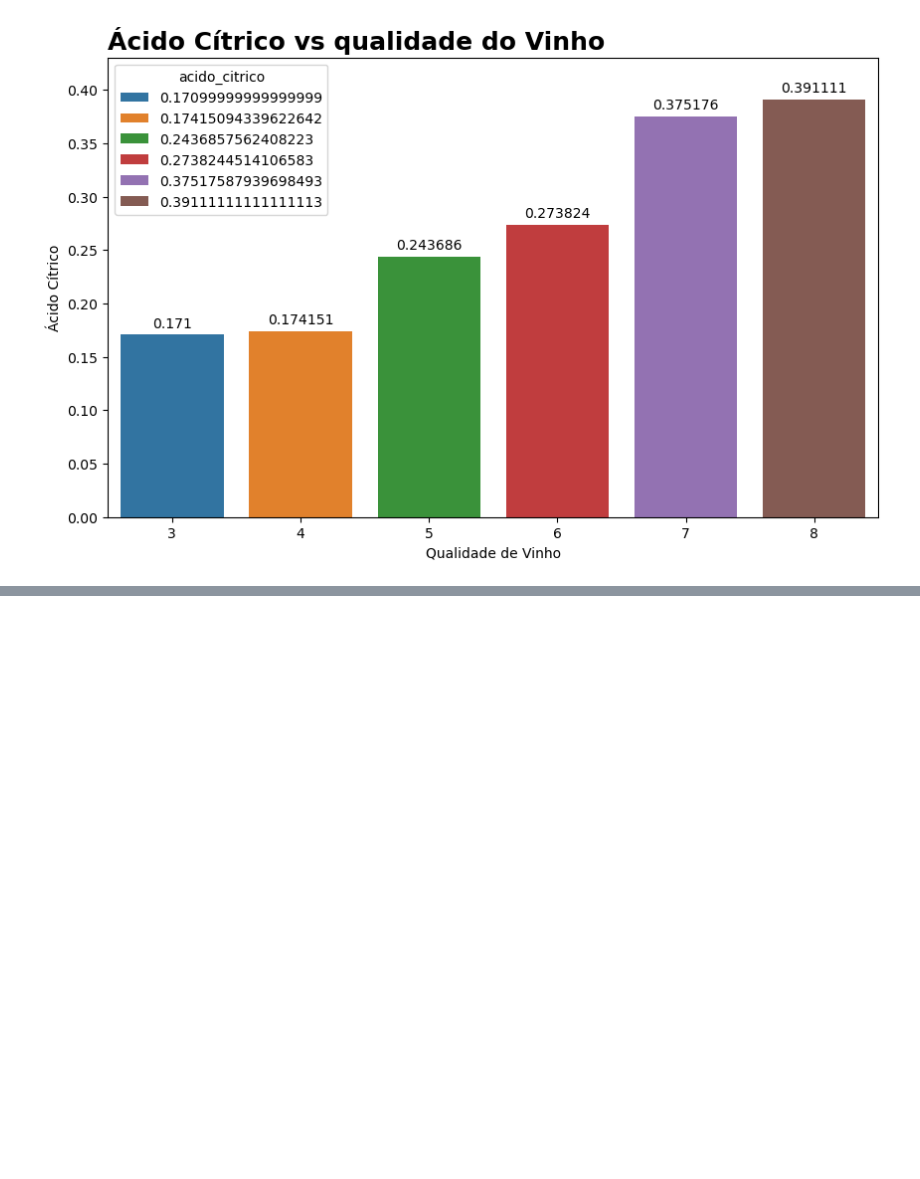
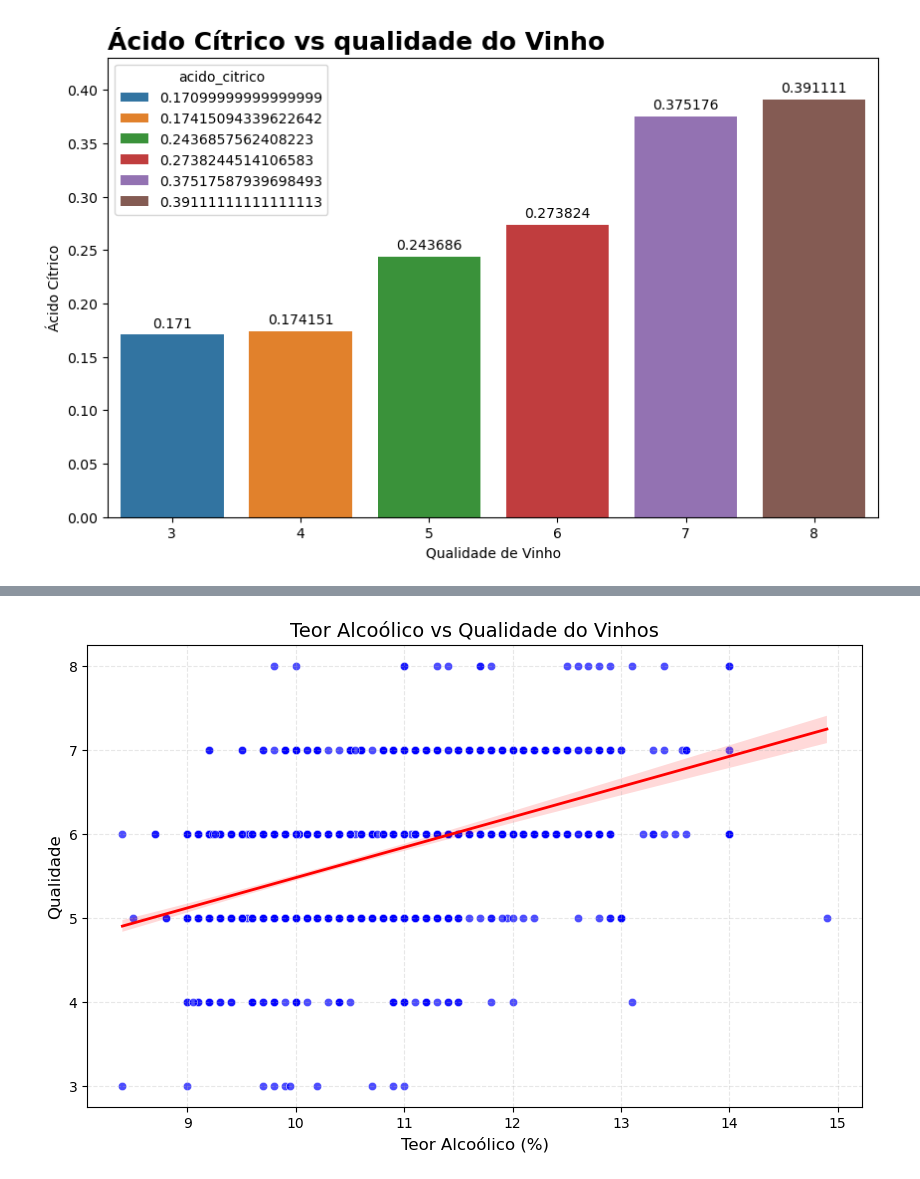
Before and after one commit to JacksonvBarbosa/Analise_qualidade_vinhos, a Jupyter notebook: Portfolio-DA-vinhos-jackwine/notebooks/exploracao_dos_dados.ipynb, the cells around one changed output, grey strips where cells are left out. Drawn from its saved outputs; the diff is of its cells as text; code cells hidden in the pictures; blank space fills up the shorter version.

```diff
--- a/Portfolio-DA-vinhos-jackwine/notebooks/exploracao_dos_dados.ipynb
+++ b/Portfolio-DA-vinhos-jackwine/notebooks/exploracao_dos_dados.ipynb
@@ -222,0 +242,5 @@ grafo_barra(media_citrico_qualidade, media_citrico_qualidade.index, media_citric
+# %%
+# Relação entre teor alcóolico vs qualidade do vinho
+grafo_scatterplot(df, df['alcool'], df['qualidade'], titulo='Teor Alcoólico vs Qualidade do Vinho', xlabel='Teor Alcoólico (%)', ylabel='Qualidade')
+# %% [output]
+[figure, added]
```
Also changed, not shown: parts of 10 cells of this notebook, 2 other files.
